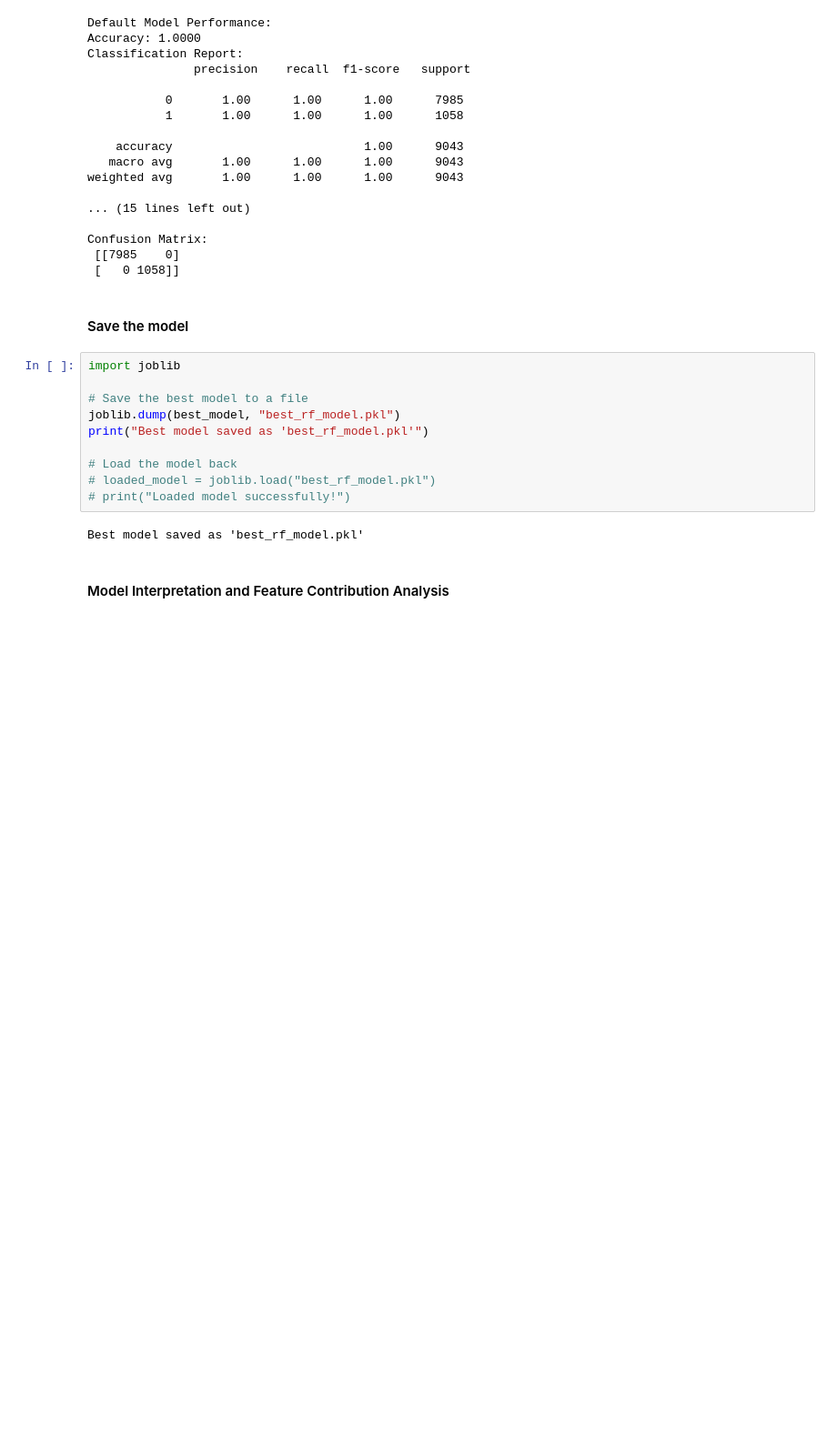
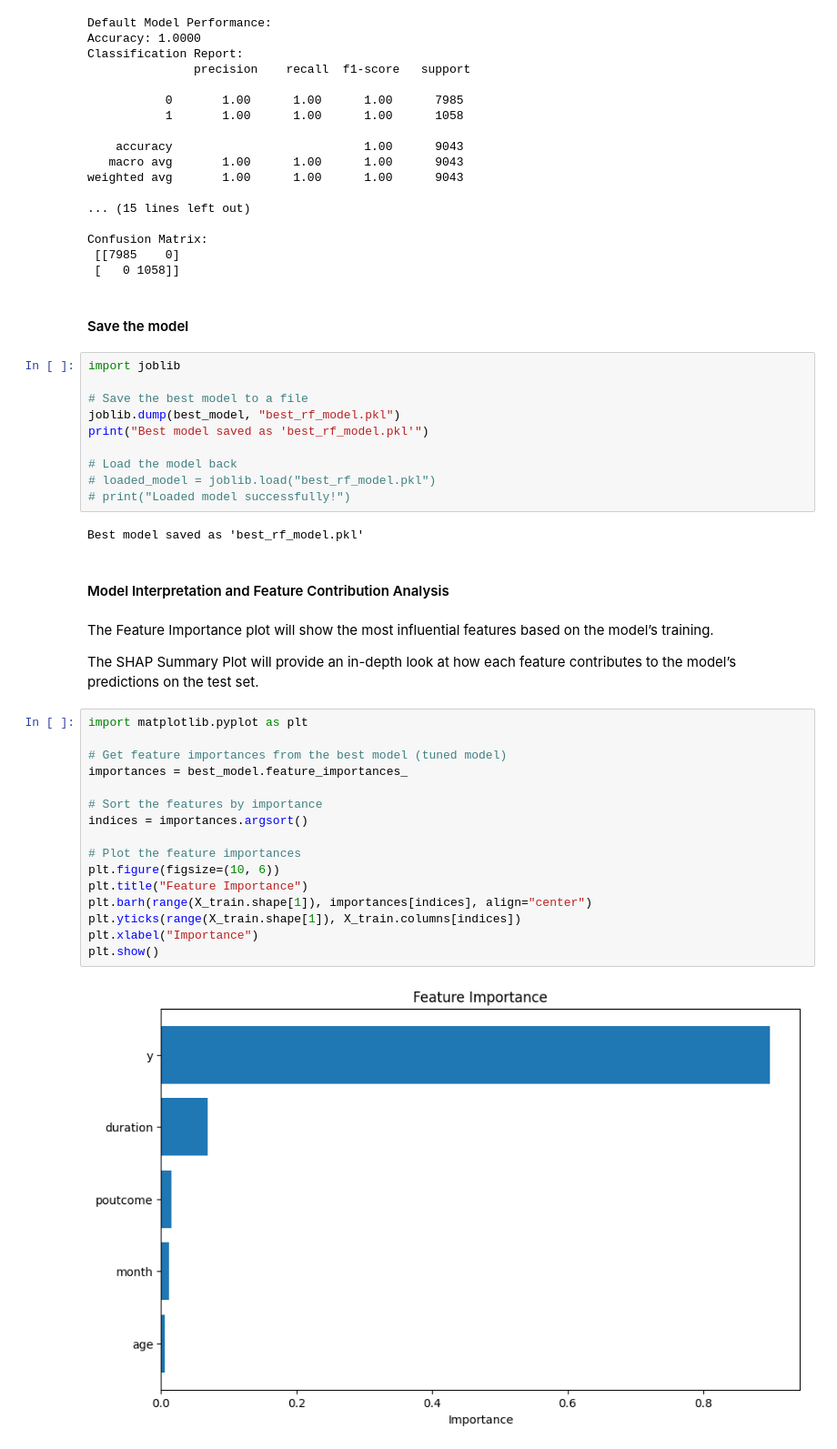
Before and after one commit to Victor-Osei/TMP_Assessment, a Jupyter notebook: tmp.ipynb, the cells around one changed output. Shown at 91% size. Saved outputs shown, nothing was run; the diff lists cells and outputs as text; blank space fills up the shorter version.

```diff
--- a/tmp.ipynb
+++ b/tmp.ipynb
@@ -684,3 +684,25 @@ print("Best model saved as 'best_rf_model.pkl'")
 Best model saved as 'best_rf_model.pkl'
 # %% [markdown]
 #### Model Interpretation and Feature Contribution Analysis
+# %% [markdown]
+The Feature Importance plot will show the most influential features based on the model’s training.
+
+The SHAP Summary Plot will provide an in-depth look at how each feature contributes to the model’s predictions on the test set.
+# %%
+import matplotlib.pyplot as plt
+
+# Get feature importances from the best model (tuned model)
+importances = best_model.feature_importances_
+
+# Sort the features by importance
+indices = importances.argsort()
+
+# Plot the feature importances
+plt.figure(figsize=(10, 6))
+plt.title("Feature Importance")
+plt.barh(range(X_train.shape[1]), importances[indices], align="center")
+plt.yticks(range(X_train.shape[1]), X_train.columns[indices])
+plt.xlabel("Importance")
+plt.show()
+# %% [output]
+[figure, added]
```
Also changed, not shown: parts of 1 cell of this notebook, 1 other file.
